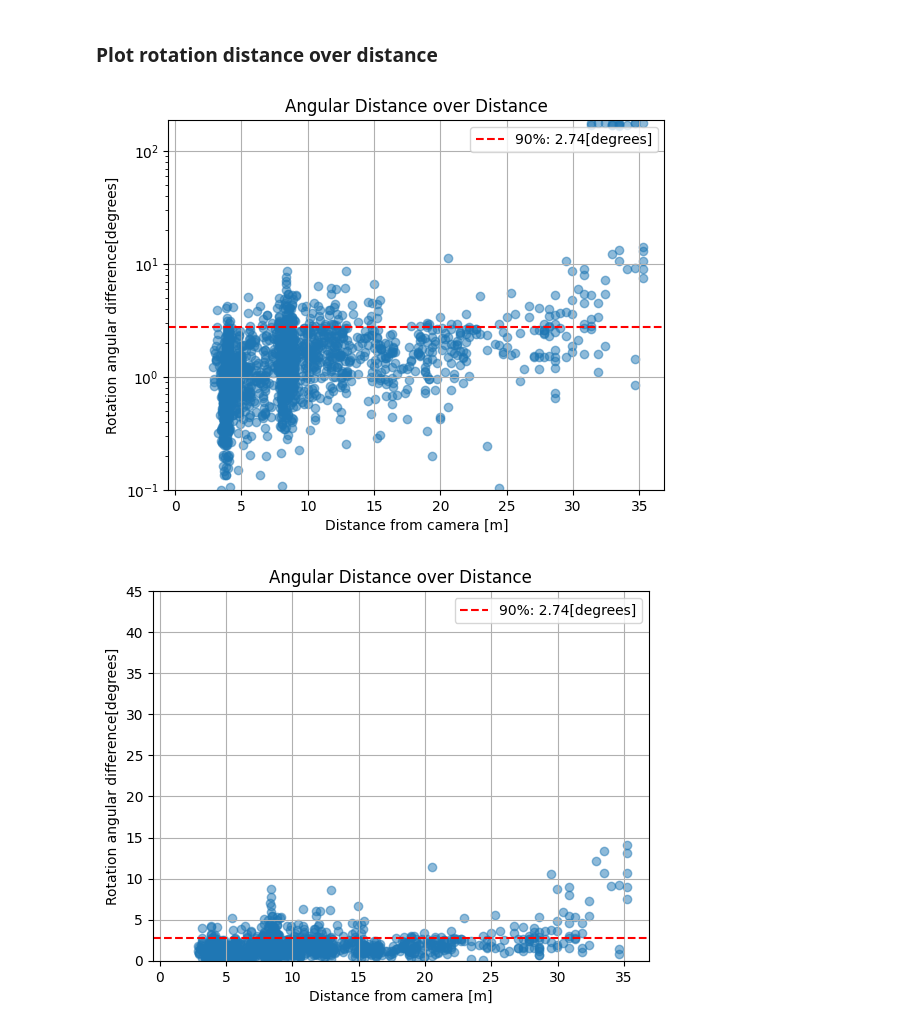
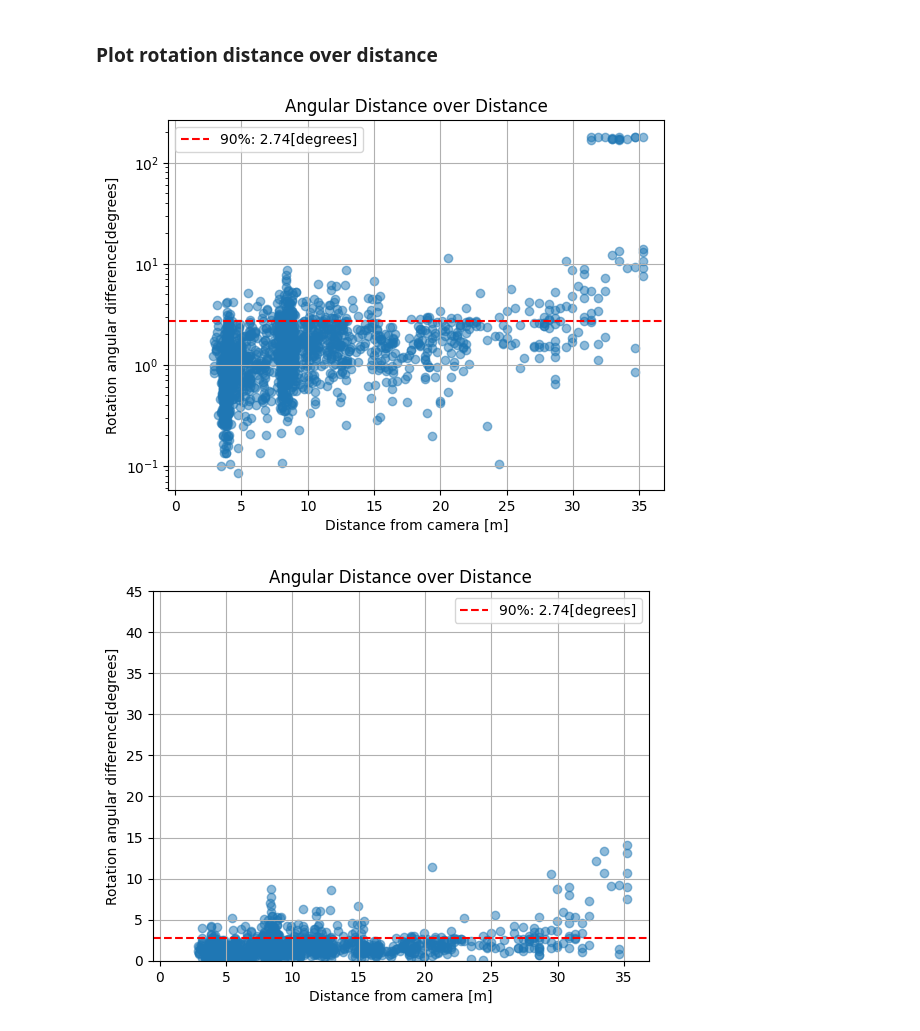
Before and after one commit to vitaondr/YOLOv5-6D-Pose-fork, a Jupyter notebook: plots.ipynb, the cells around one changed output. Saved outputs shown, nothing was run; the diff lists cells and outputs as text; code cells hidden in the pictures.

```diff
--- a/plots.ipynb
+++ b/plots.ipynb
@@ -17,6 +17,7 @@ import matplotlib.pyplot as plt
 csv_path = 'runs/test/exp3/'
 results = 'test_results.csv'
 summary = 'test_summary.csv'
+save_path = '/home/ondra/BC/graphs/real_train_real_test/'
 
 df_results = pd.read_csv(csv_path + results)  # Replace 'data.csv' with the actual file name
 print(df_results.head())
@@ -69,22 +75,28 @@ plt.show()
 # %% [markdown]
 ### Plot rotation distance over distance
 # %%
-plt.scatter(df_results['distance_gt'], df_results['angle_dist'], alpha=0.5)
+fig, ax = plt.subplots()
 
-# Calculate the 90th percentile of the translation distance
+# Scatter plot
+scatter = ax.scatter(df_results['distance_gt'], df_results['angle_dist'], alpha=0.5)
+
+# Calculate the 90th percentile of the angle distance
 percentile_90 = df_results['angle_dist'].quantile(0.9)
 
 # Add a horizontal line at the 90th percentile
-plt.axhline(y=percentile_90, color='r', linestyle='--', label=f'90%: {percentile_90:.2f}[degrees]')
-plt.legend()
+ax.axhline(y=percentile_90, color='r', linestyle='--', label=f'90%: {percentile_90:.2f}[degrees]')
+ax.legend()
 
-plt.xlim(-0.5)
-plt.yscale('log')
-plt.title('Angular Distance over Distance')
-plt.xlabel('Distance from camera [m]')
-plt.ylabel('Rotation angular difference[degrees]')
-plt.grid(True)
+ax.set_xlim(-0.5)
+ax.set_yscale('log')
+ax.set_title('Angular Distance over Distance')
+ax.set_xlabel('Distance from camera [m]')
+ax.set_ylabel('Rotation angular difference[degrees]')
+ax.grid(True)
+
+# Save the plot as a PDF
+fig.savefig(save_path + 'angular_distance_over_distance_log.pdf', format='pdf')
 plt.show()
 # %% [output]
-[figure, old version]
+[figure, new version]
 # %%
```
Also changed, not shown: parts of 9 cells of this notebook, 2 other files.
